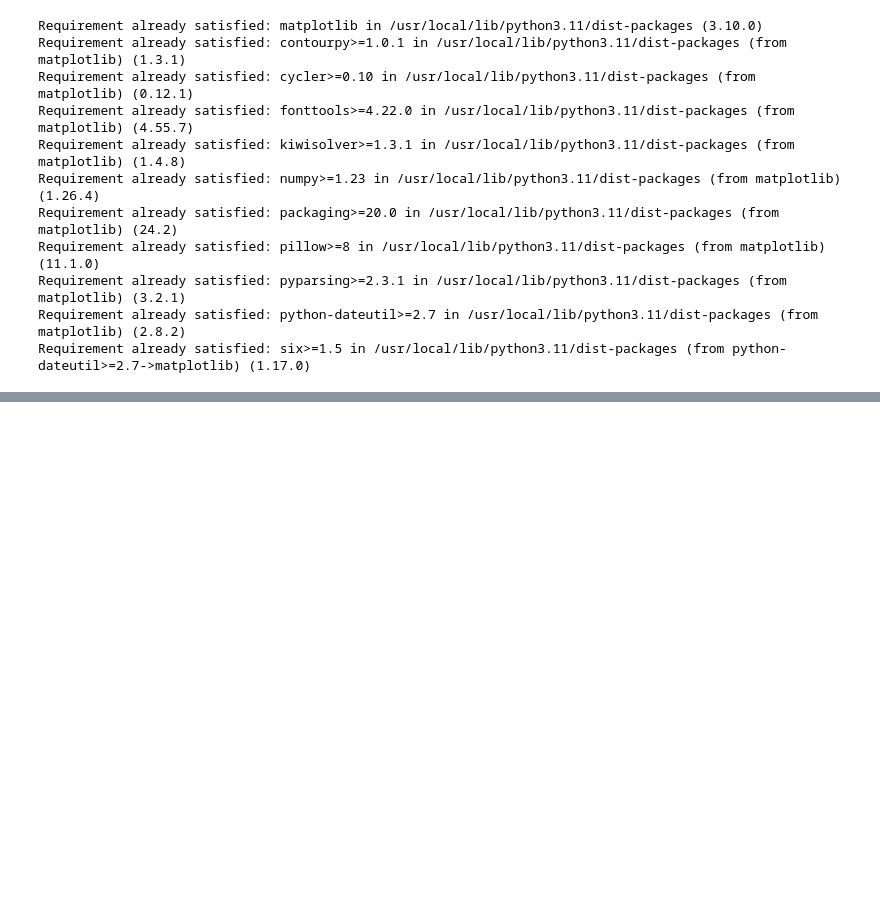
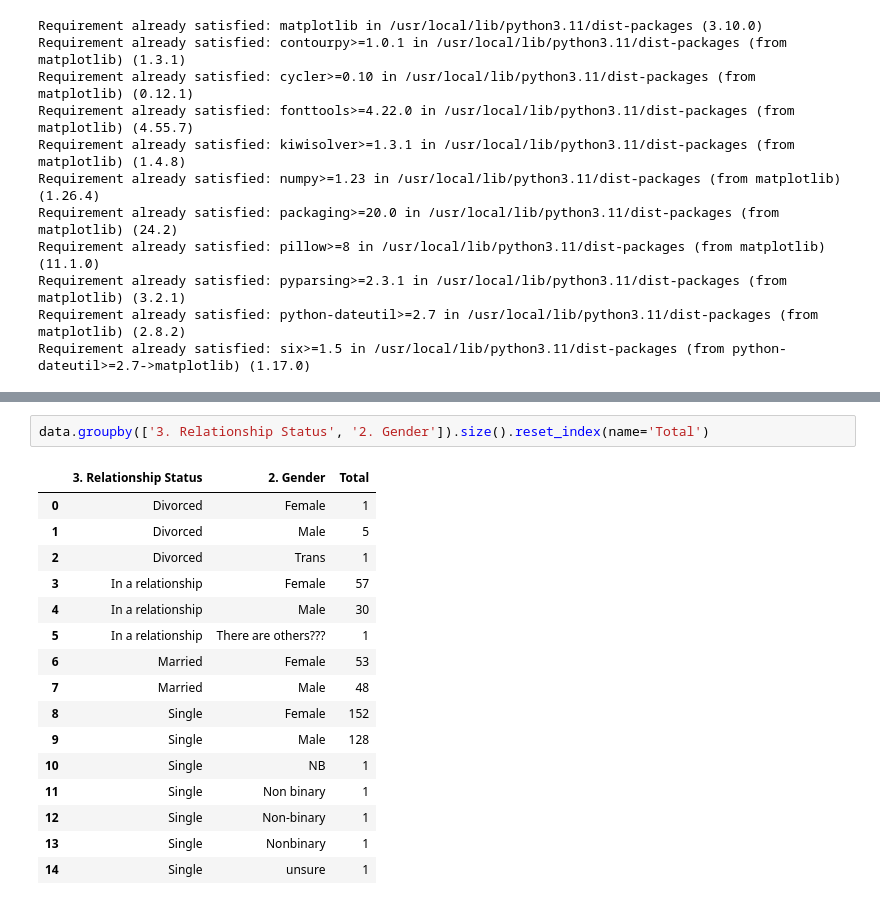
Before and after one commit to dhivarukha/task-bootcamp, a Jupyter notebook: Mental_Health_Data.ipynb, the cells around one changed output, grey strips where cells are left out. Cells and saved outputs as stored; diff of their text form; blank space fills up the shorter version.

```diff
--- a/Mental_Health_Data.ipynb
+++ b/Mental_Health_Data.ipynb
@@ -16,0 +72,19 @@ Requirement already satisfied: six>=1.5 in /usr/local/lib/python3.11/dist-packag
+# %%
+data.groupby(['3. Relationship Status', '2. Gender']).size().reset_index(name='Total')
+# %% [output]
+|  | 3. Relationship Status | 2. Gender | Total |
+| 0 | Divorced | Female | 1 |
+| 1 | Divorced | Male | 5 |
+| 2 | Divorced | Trans | 1 |
+| 3 | In a relationship | Female | 57 |
+| 4 | In a relationship | Male | 30 |
+| 5 | In a relationship | There are others??? | 1 |
+| 6 | Married | Female | 53 |
+| 7 | Married | Male | 48 |
+| 8 | Single | Female | 152 |
+| 9 | Single | Male | 128 |
+| 10 | Single | NB | 1 |
+| 11 | Single | Non binary | 1 |
+| 12 | Single | Non-binary | 1 |
+| 13 | Single | Nonbinary | 1 |
+| 14 | Single | unsure | 1 |
```
Also changed, not shown: parts of 8 cells of this notebook.
